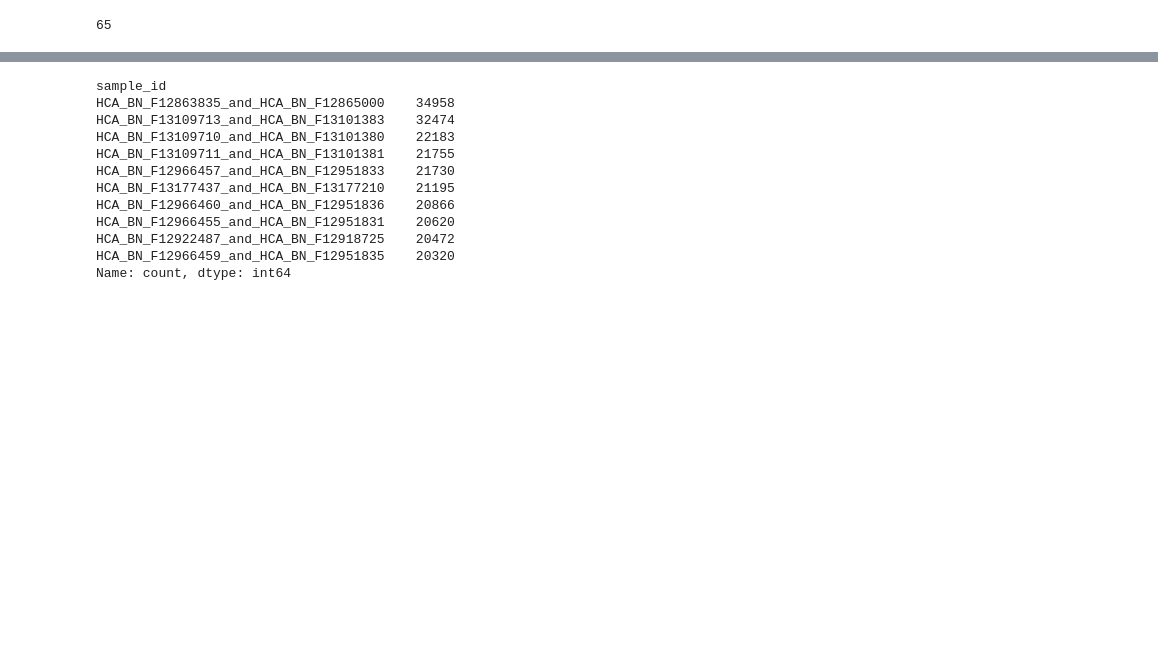
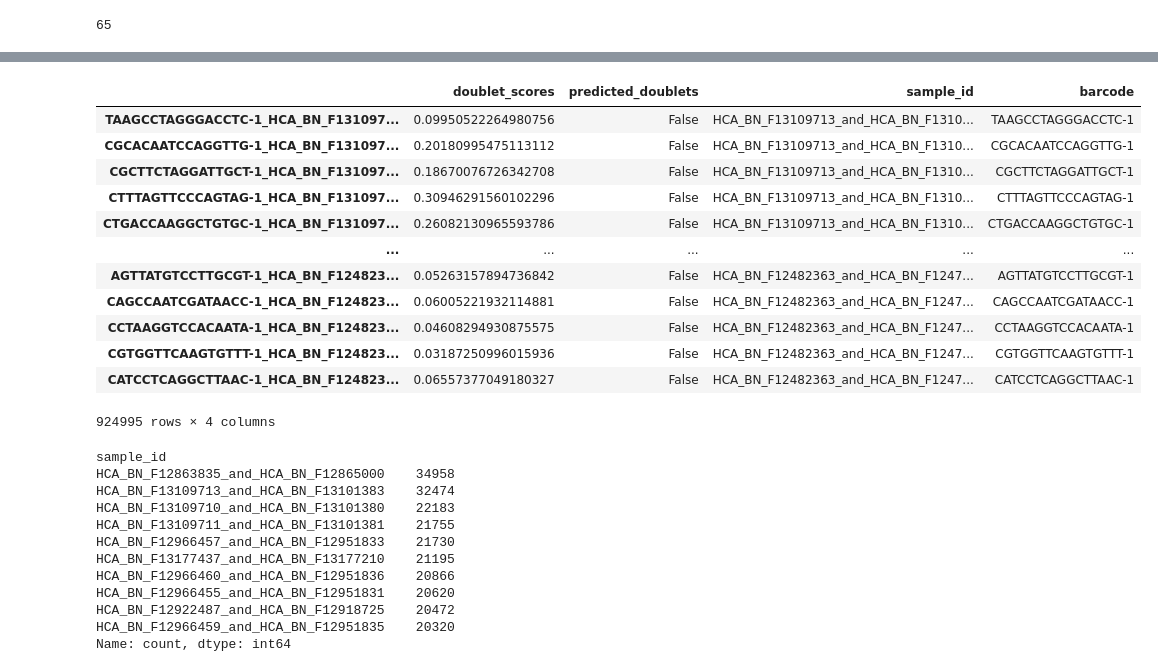
Before and after one commit to haniffalab/cns-haematopoiesis, a Jupyter notebook: analysis/01_preprocess_scRNAseq/combined_anndata_object_generation.ipynb, the cells around one changed output, grey strips where cells are left out. Saved outputs shown, nothing was run; the diff lists cells and outputs as text; code cells hidden in the pictures; blank space fills up the shorter version.

```diff
--- a/analysis/01_preprocess_scRNAseq/combined_anndata_object_generation.ipynb
+++ b/analysis/01_preprocess_scRNAseq/combined_anndata_object_generation.ipynb
@@ -143,4 +165,20 @@ AnnData object with n_obs × n_vars = 924995 × 36601
     var: 'SYMBOL', 'ENSEMBL'
+# %%
+adata.obs
+# %% [output]
+|  | doublet_scores | predicted_doublets | sample_id | barcode |
+| TAAGCCTAGGGACCTC-1_HCA_BN_F131097... | 0.09950522264980756 | False | HCA_BN_F13109713_and_HCA_BN_F1310... | TAAGCCTAGGGACCTC-1 |
+| CGCACAATCCAGGTTG-1_HCA_BN_F131097... | 0.20180995475113112 | False | HCA_BN_F13109713_and_HCA_BN_F1310... | CGCACAATCCAGGTTG-1 |
+| CGCTTCTAGGATTGCT-1_HCA_BN_F131097... | 0.18670076726342708 | False | HCA_BN_F13109713_and_HCA_BN_F1310... | CGCTTCTAGGATTGCT-1 |
+| CTTTAGTTCCCAGTAG-1_HCA_BN_F131097... | 0.30946291560102296 | False | HCA_BN_F13109713_and_HCA_BN_F1310... | CTTTAGTTCCCAGTAG-1 |
+| CTGACCAAGGCTGTGC-1_HCA_BN_F131097... | 0.26082130965593786 | False | HCA_BN_F13109713_and_HCA_BN_F1310... | CTGACCAAGGCTGTGC-1 |
+| ... | ... | ... | ... | ... |
+| AGTTATGTCCTTGCGT-1_HCA_BN_F124823... | 0.05263157894736842 | False | HCA_BN_F12482363_and_HCA_BN_F1247... | AGTTATGTCCTTGCGT-1 |
+| CAGCCAATCGATAACC-1_HCA_BN_F124823... | 0.06005221932114881 | False | HCA_BN_F12482363_and_HCA_BN_F1247... | CAGCCAATCGATAACC-1 |
+| CCTAAGGTCCACAATA-1_HCA_BN_F124823... | 0.04608294930875575 | False | HCA_BN_F12482363_and_HCA_BN_F1247... | CCTAAGGTCCACAATA-1 |
+| CGTGGTTCAAGTGTTT-1_HCA_BN_F124823... | 0.03187250996015936 | False | HCA_BN_F12482363_and_HCA_BN_F1247... | CGTGGTTCAAGTGTTT-1 |
+| CATCCTCAGGCTTAAC-1_HCA_BN_F124823... | 0.06557377049180327 | False | HCA_BN_F12482363_and_HCA_BN_F1247... | CATCCTCAGGCTTAAC-1 |
+924995 rows × 4 columns
 # %%
 adata.obs["sample_id"].value_counts()[:10]
 # %% [output]
```
Also changed, not shown: parts of 40 cells of this notebook, 4 other files.
